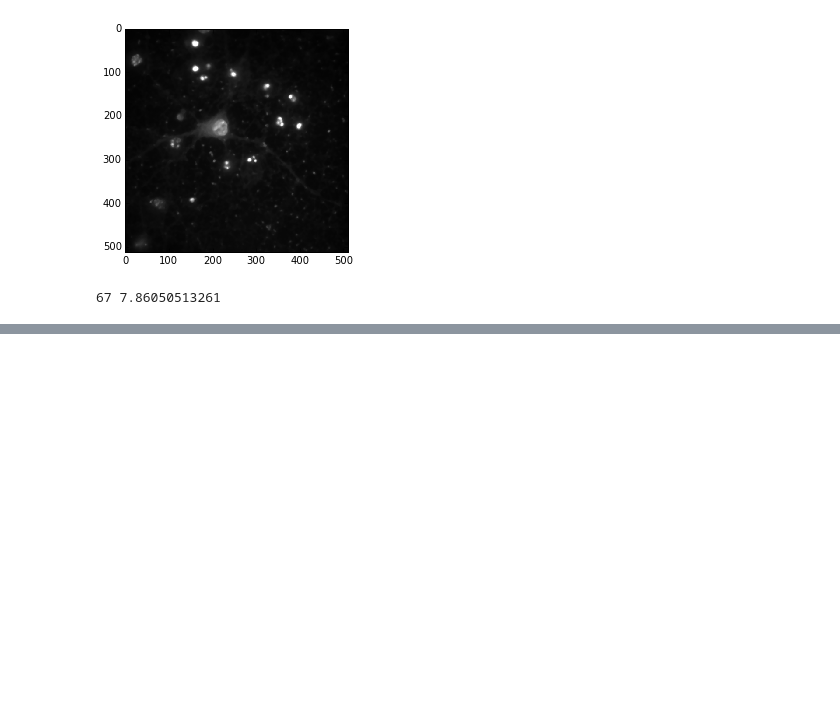
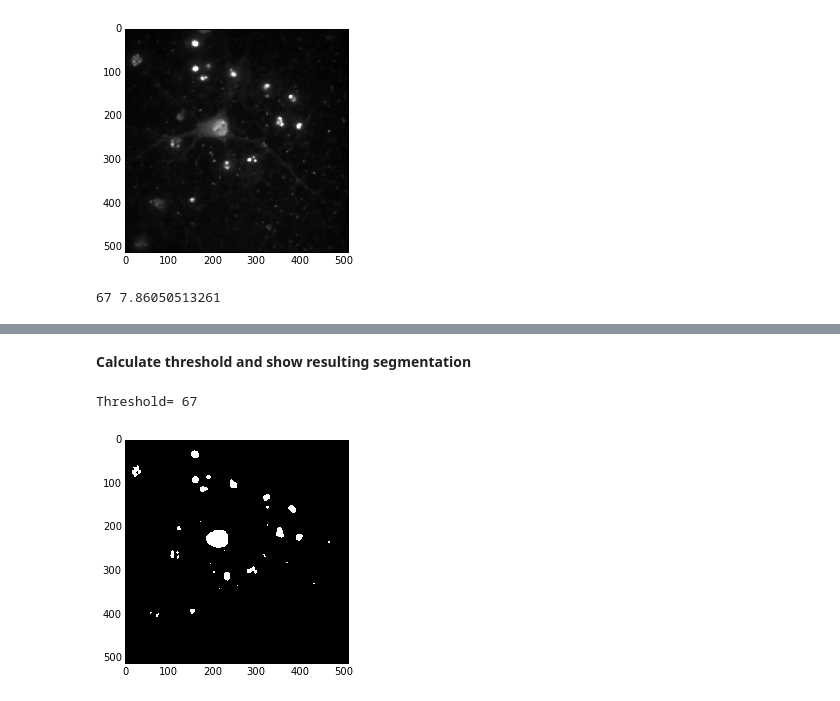
Before and after one commit to rmetchev/Max-Entropy-Image-Segmentation-Thresholding, a Jupyter notebook: Hackathon.ipynb, the cells around one changed output, grey strips where cells are left out. Cells and saved outputs as stored; diff of their text form; code cells hidden in the pictures; blank space fills up the shorter version.

```diff
--- a/Hackathon.ipynb
+++ b/Hackathon.ipynb
@@ -47,0 +97,15 @@ print threshold, max_ent
+# %% [markdown]
+__Calculate threshold and show resulting segmentation__
+# %%
+# run max entropy function on the historgram
+threshold = max_entropy(hist)
+print "Threshold=", threshold
+
+# illustrate result
+segmentation = np.zeros_like(img)
+segmentation[img > threshold] = 1
+
+imgplt = plt.imshow(segmentation, "gray", interpolation="nearest")
+# %% [output]
+Threshold= 67
+[figure, added]
```
Also changed, not shown: parts of 7 cells of this notebook.
